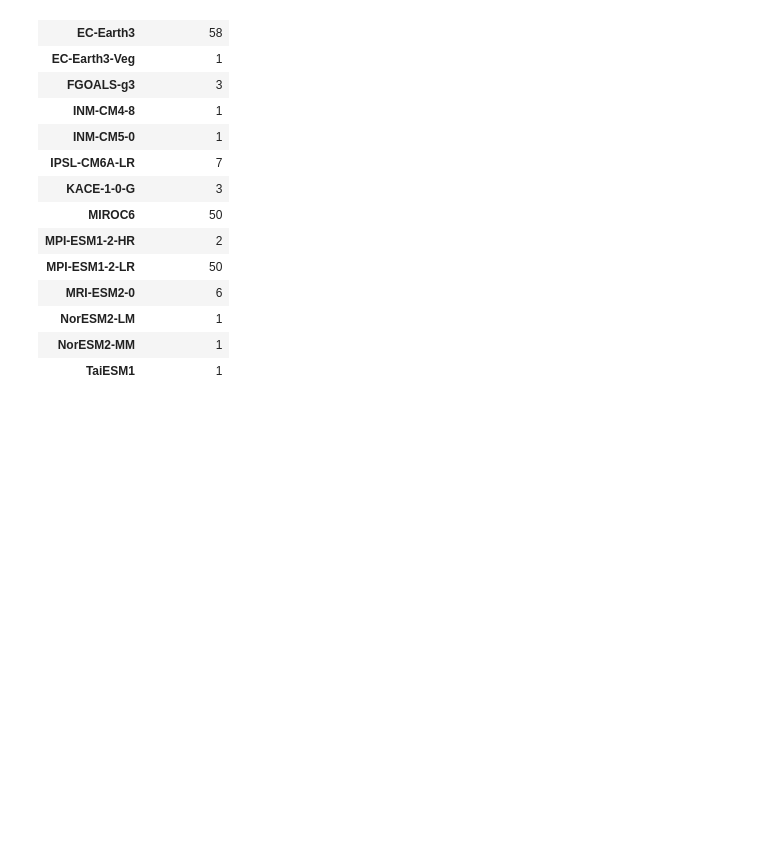
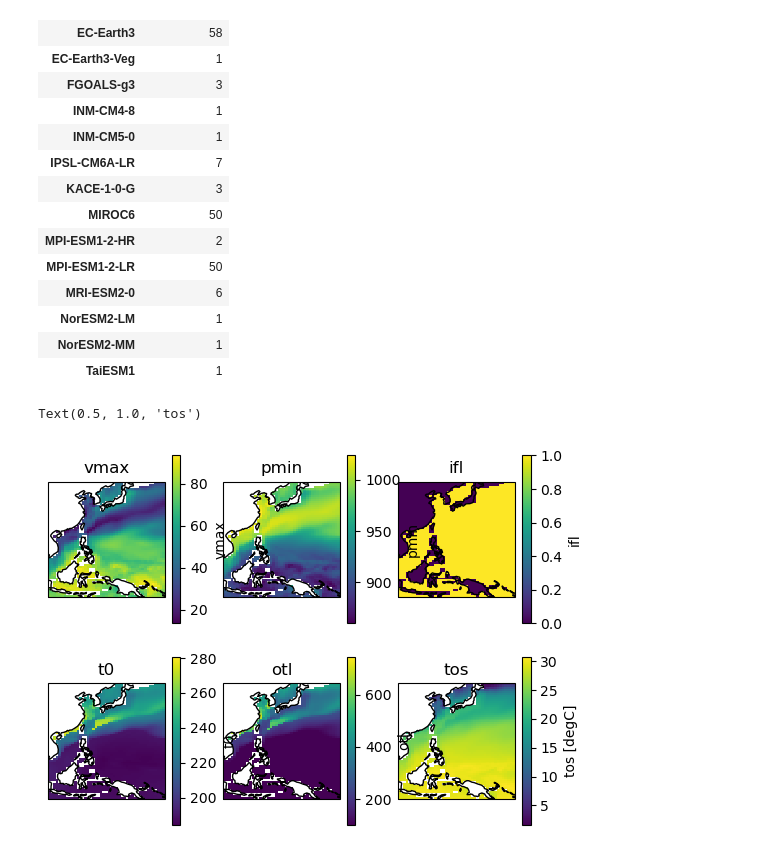
Before and after one commit to clairbarnes/wwa-current, a Jupyter notebook: 24-08_typhoon-gaemi/typhoon-gaemi_0P_pre-processing.ipynb, the cells around one changed output. Saved outputs shown, nothing was run; the diff lists cells and outputs as text; code cells hidden in the pictures; blank space fills up the shorter version.

```diff
--- a/24-08_typhoon-gaemi/typhoon-gaemi_0P_pre-processing.ipynb
+++ b/24-08_typhoon-gaemi/typhoon-gaemi_0P_pre-processing.ipynb
@@ -108,3 +110,24 @@ df[["source_id", "variant_label"]].drop_duplicates().groupby(["source_id"]).coun
 | NorESM2-LM | 1 |
 | NorESM2-MM | 1 |
 | TaiESM1 | 1 |
+# %%
+ds = xr.open_dataset("/rds/general/user/cb2714/home/99_ephemera/cmip6_pi/pi-gaemi_CMCC-ESM2_1930.nc").isel(time = 0)
+track = pd.read_csv("stormtrack_gaemi.txt", comment = "#", sep = "\t", engine = "python", parse_dates = ["Date", "Time"])
+
+tos = xr.open_dataset("sst/tos_CMCC-ESM2.nc").sel(time = "1930").isel(time = 0).tos
+# %%
+fig, axs = plt.subplots(ncols = 3, nrows = 2, dpi = 100, subplot_kw = {"projection" : cartopy.crs.PlateCarree()})
+
+for ax in fig.axes:
+    ax.coastlines()
+#     ax.scatter(track.Lon, track.Lat, color = "darkred")
+
+ax = fig.axes[0]; ds.vmax.plot(ax = ax); ax.set_title("vmax")
+ax = fig.axes[1]; ds.pmin.plot(ax = ax); ax.set_title("pmin")
+ax = fig.axes[2]; ds.ifl.plot(ax = ax); ax.set_title("ifl")
+ax = fig.axes[3]; ds.t0.plot(ax = ax); ax.set_title("t0")
+ax = fig.axes[4]; ds.otl.plot(ax = ax); ax.set_title("otl")
+ax = fig.axes[5]; tos.plot(ax = ax); ax.set_title("tos")
+# %% [output]
+Text(0.5, 1.0, 'tos')
+[figure, added]
```
Also changed, not shown: parts of 2 cells of this notebook, 1 other file.
